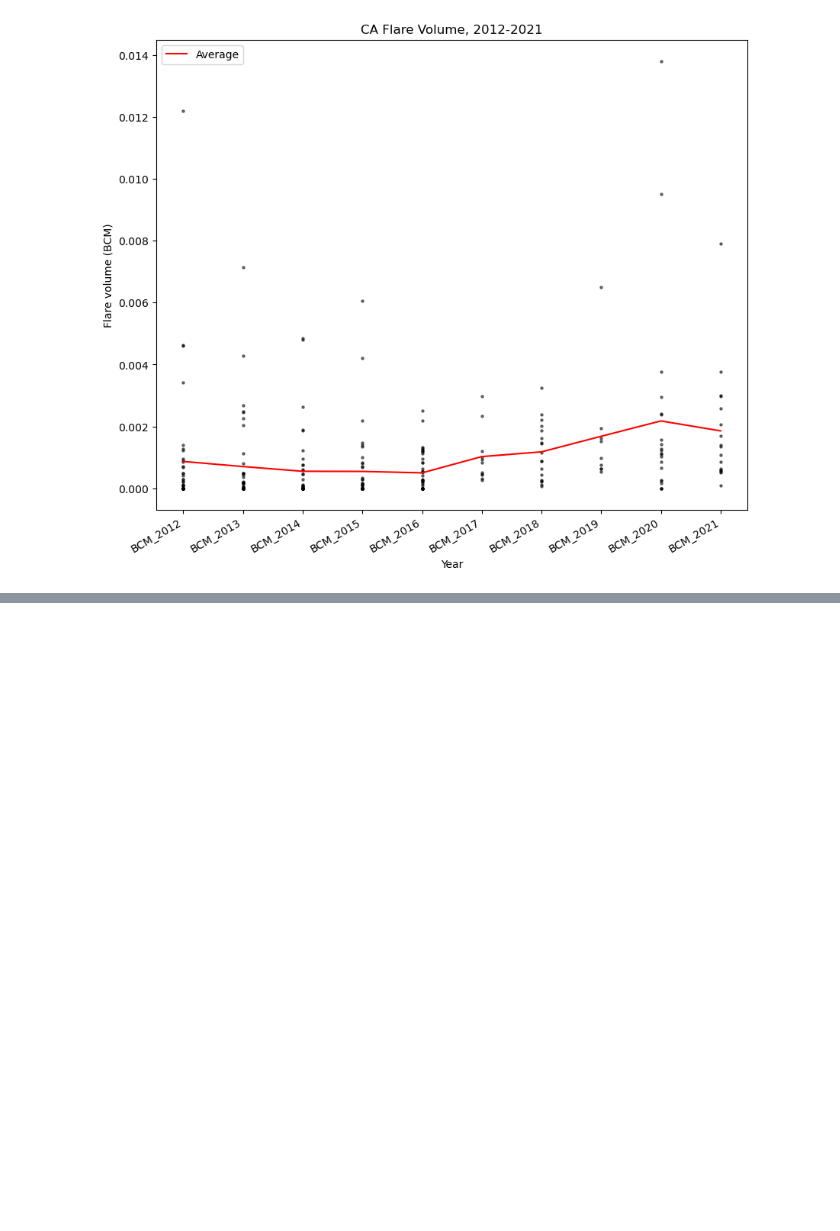
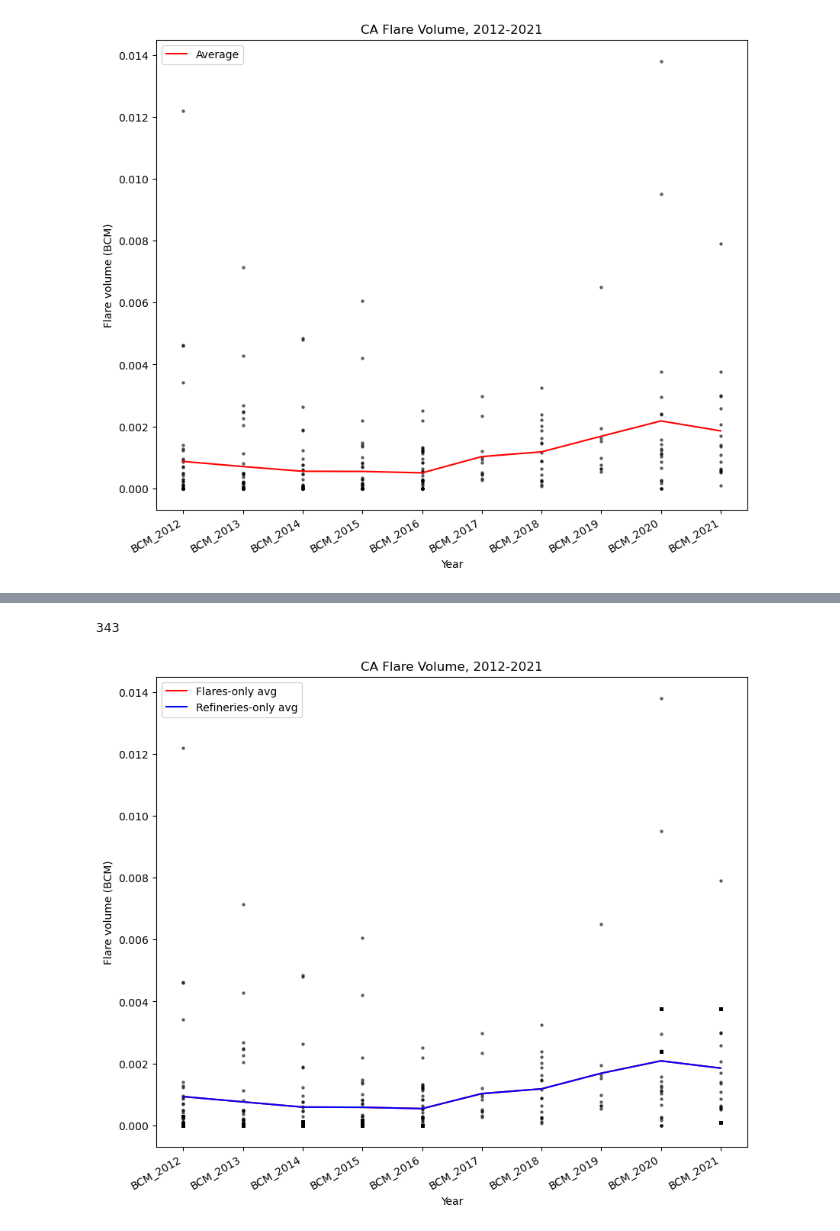
Before and after one commit to natebendermontana/capstone_rmi, a Jupyter notebook: flare_vol_by_year.ipynb, the cells around one changed output, grey strips where cells are left out. Drawn from its saved outputs; the diff is of its cells as text; code cells hidden in the pictures; blank space fills up the shorter version.

```diff
--- a/flare_vol_by_year.ipynb
+++ b/flare_vol_by_year.ipynb
@@ -225,0 +246,54 @@ plt.show()
+# %%
+ca_refs = ca_refs.drop('index_right', axis=1)
+# %%
+flares_in_refs = gp.sjoin(ca_flares, ca_refs, how = "inner", predicate = 'within')
+# %%
+len(flares_in_refs)
+# %% [output]
+343
+# %%
+flares_in_refs = flares_in_refs.assign(flare_type='ref')
+# %%
+ca_flares = pd.merge(ca_flares, flares_in_refs[['flare_id', 'flare_type']], on='flare_id', how='left')
+ca_flares['flare_type'] = ca_flares['flare_type'].fillna('flare')
+# %%
+# Define the list of columns to use
+col_list = ['BCM_2012','BCM_2013','BCM_2014','BCM_2015','BCM_2016','BCM_2017',
+            'BCM_2018','BCM_2019','BCM_2020','BCM_2021']
+
+# Create a scatterplot of flare volume values over time
+fig, ax = plt.subplots(figsize=(10,8)) # Adjust the plot size
+for i, year in enumerate(col_list):
+    ax.scatter([i] * len(ca_flares), ca_flares[year], s=5, alpha=0.5, color='black')
+
+# do some filtering
+flares_only_df = ca_flares[ca_flares['flare_type'] == 'flare']
+refs_only_df = ca_flares[ca_flares['flare_type'] == 'ref']
+
+# Add a trend line of the average across the whole dataframe for all years
+mean_vals_flares = flares_only_df[col_list].mean(axis=0)
+mean_vals_refs = flares_only_df[col_list].mean(axis=0)
+
+ax.plot(range(len(col_list)), mean_vals_flares, color='r', label='Flares-only avg')
+ax.plot(range(len(col_list)), mean_vals_refs, color='b', label='Refineries-only avg')
+
+
+# Set the x-axis labels to the corresponding year
+ax.set_xticks(range(len(col_list)))
+ax.set_xticklabels(col_list, rotation=30, ha='right')
+
+
+# Set the axis labels and title
+ax.set_xlabel('Year')
+ax.set_ylabel('Flare volume (BCM)')
+ax.set_title('CA Flare Volume, 2012-2021')
+
+# Add a legend
+ax.legend()
+
+plt.savefig('flarevol_year.png', dpi=300, bbox_inches='tight')
+
+# Show the plot
+plt.show()
+# %% [output]
+[figure, added]
```
Also changed, not shown: parts of 19 cells of this notebook, 1 other file.
